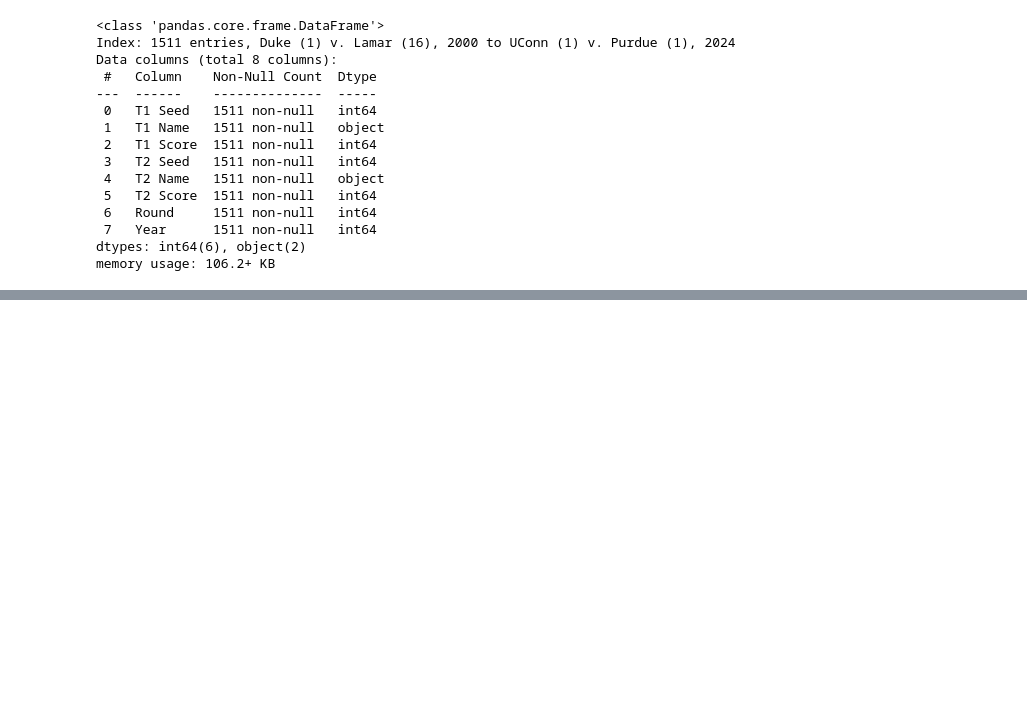
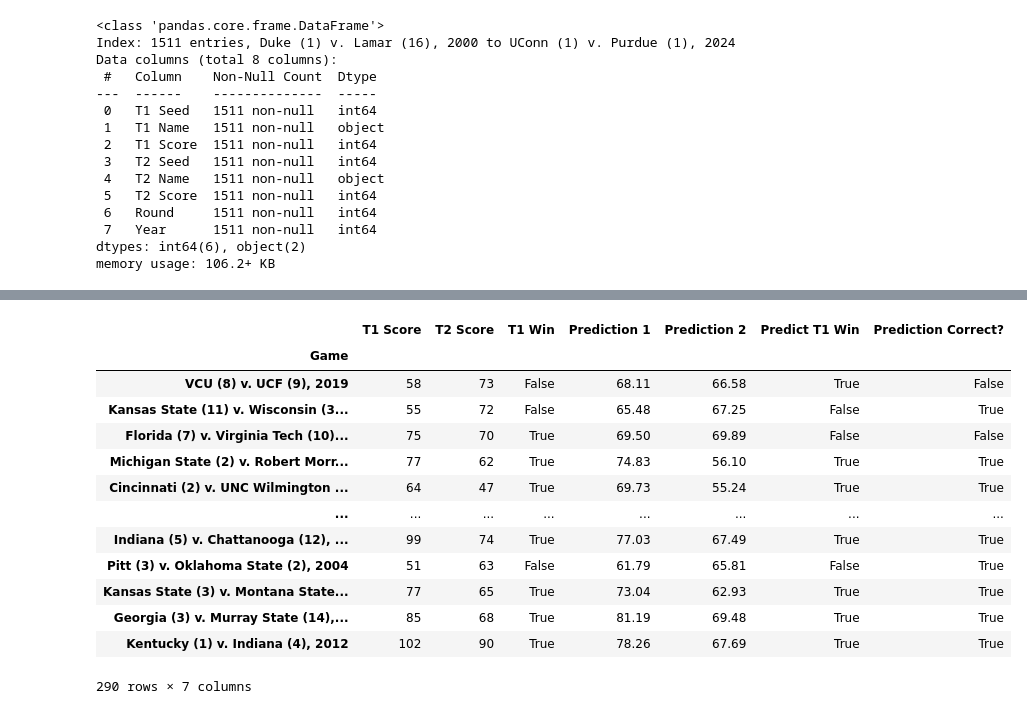
Before and after one commit to BARATZL/march-madness-supML, a Jupyter notebook: NCAAMB_ML.ipynb, the cells around one changed output, grey strips where cells are left out. Cells and saved outputs as stored; diff of their text form; code cells hidden in the pictures; blank space fills up the shorter version.

```diff
--- a/NCAAMB_ML.ipynb
+++ b/NCAAMB_ML.ipynb
@@ -899,0 +871,3 @@ unmatched_school
+# %%
+ncaa2k23 = ncaa2k[ncaa2k['Year'] != 2024]
+ncaa2k23.info()
@@ -899,0 +894,14 @@ unmatched_school
+# %%
+from sklearn.impute import SimpleImputer
+
+X = ncaa2k23.drop(columns=['T1 Name', 'T2 Name', 'T1 Score', 'T2 Score'])
+y = ncaa2k23[['T1 Score', 'T2 Score']]
+
+X_train, X_test, y_train, y_test = train_test_split(X, y, test_size=0.2, random_state=1)
+
+real_pipe = Pipeline([(('scaler'), StandardScaler()),(('impute'), SimpleImputer(strategy='mean'))])
+X_train_prepd = real_pipe.fit_transform(X_train)
+X_test_prepd = real_pipe.fit_transform(X_test)
+rf_pipe2 = Pipeline([('preprocessing',real_pipe),('rf',RandomForestRegressor(n_estimators=100,random_state=1))])
+# %%
+rf_pipe2.fit(X_train,y_train)
@@ -899,0 +913,2 @@ unmatched_school
+# %%
+predictions = rf_pipe2.predict(X_test)
@@ -899,0 +934,23 @@ unmatched_school
+# %%
+test_scores = y_test.copy()
+test_scores["T1 Win"] = test_scores["T1 Score"] > test_scores["T2 Score"]
+test_scores["Prediction 1"] = [row[0] for row in predictions]
+test_scores["Prediction 2"] = [row[1] for row in predictions]
+test_scores["Predict T1 Win"] = test_scores["Prediction 1"] > test_scores["Prediction 2"]
+test_scores["Prediction Correct?"] = test_scores["Predict T1 Win"] == test_scores["T1 Win"]
+test_scores
+# %% [output]
+|  | T1 Score | T2 Score | T1 Win | Prediction 1 | Prediction 2 | Predict T1 Win | Prediction Correct? |
+| Game |  |  |  |  |  |  |  |
+| VCU (8) v. UCF (9), 2019 | 58 | 73 | False | 68.11 | 66.58 | True | False |
+| Kansas State (11) v. Wisconsin (3... | 55 | 72 | False | 65.48 | 67.25 | False | True |
+| Florida (7) v. Virginia Tech (10)... | 75 | 70 | True | 69.50 | 69.89 | False | False |
+| Michigan State (2) v. Robert Morr... | 77 | 62 | True | 74.83 | 56.10 | True | True |
+| Cincinnati (2) v. UNC Wilmington ... | 64 | 47 | True | 69.73 | 55.24 | True | True |
+| ... | ... | ... | ... | ... | ... | ... | ... |
+| Indiana (5) v. Chattanooga (12), ... | 99 | 74 | True | 77.03 | 67.49 | True | True |
+| Pitt (3) v. Oklahoma State (2), 2004 | 51 | 63 | False | 61.79 | 65.81 | False | True |
+| Kansas State (3) v. Montana State... | 77 | 65 | True | 73.04 | 62.93 | True | True |
+| Georgia (3) v. Murray State (14),... | 85 | 68 | True | 81.19 | 69.48 | True | True |
+| Kentucky (1) v. Indiana (4), 2012 | 102 | 90 | True | 78.26 | 67.69 | True | True |
+290 rows × 7 columns
```
Also changed, not shown: parts of 22 cells of this notebook.
